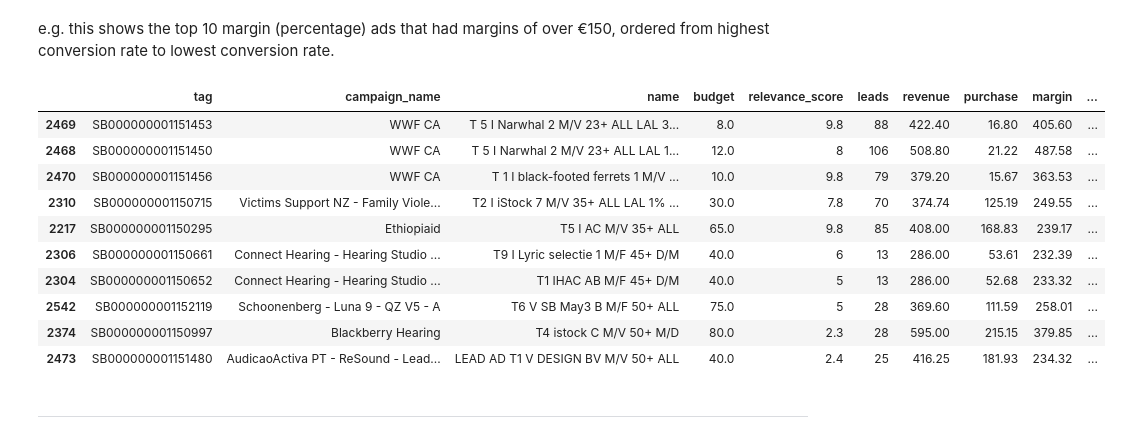
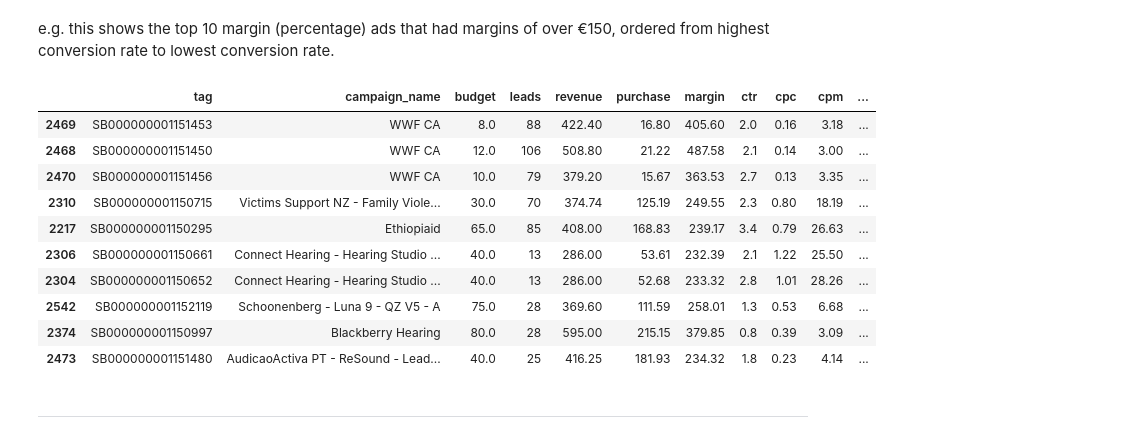
Before and after one commit to dirtyjackeen/GIT, a Jupyter notebook: 23_wt.ipynb, the cells around one changed output. Cells and saved outputs as stored; diff of their text form; code cells hidden in the pictures.

```diff
--- a/23_wt.ipynb
+++ b/23_wt.ipynb
@@ -464,19 +556,20 @@ df_newads.loc[df_newads['marginP']>=50].nlargest(10,'margin')
 
 e.g. this shows the top 10 margin (percentage) ads that had margins of over €150, ordered from highest conversion rate to lowest conversion rate.
 # %%
-df_newads.loc[df_newads['margin']>=150].nlargest(10,'marginP').sort_values(by='cr', ascending=False)
+df_newads.loc[df_newads['margin']>=150].nlargest(10,'marginP').sort_values(by='cr', ascending=False).drop(columns=["name","relevance_score","insert_time",
+                                                                            "revenue_type","frequency"])
 # %% [output]
-|  | tag | campaign_name | name | budget | relevance_score | leads | revenue | purchase | margin | ... |
-| 2469 | SB000000001151453 | WWF CA | T 5 I Narwhal 2 M/V 23+ ALL LAL 3... | 8.0 | 9.8 | 88 | 422.40 | 16.80 | 405.60 | ... |
-| 2468 | SB000000001151450 | WWF CA | T 5 I Narwhal 2 M/V 23+ ALL LAL 1... | 12.0 | 8 | 106 | 508.80 | 21.22 | 487.58 | ... |
-| 2470 | SB000000001151456 | WWF CA | T 1 I black-footed ferrets 1 M/V ... | 10.0 | 9.8 | 79 | 379.20 | 15.67 | 363.53 | ... |
-| 2310 | SB000000001150715 | Victims Support NZ - Family Viole... | T2 I iStock 7 M/V 35+ ALL LAL 1% ... | 30.0 | 7.8 | 70 | 374.74 | 125.19 | 249.55 | ... |
-| 2217 | SB000000001150295 | Ethiopiaid | T5 I AC M/V 35+ ALL | 65.0 | 9.8 | 85 | 408.00 | 168.83 | 239.17 | ... |
-| 2306 | SB000000001150661 | Connect Hearing - Hearing Studio ... | T9 I Lyric selectie 1 M/F 45+ D/M | 40.0 | 6 | 13 | 286.00 | 53.61 | 232.39 | ... |
-| 2304 | SB000000001150652 | Connect Hearing - Hearing Studio ... | T1 IHAC AB M/F 45+ D/M | 40.0 | 5 | 13 | 286.00 | 52.68 | 233.32 | ... |
-| 2542 | SB000000001152119 | Schoonenberg - Luna 9 - QZ V5 - A | T6 V SB May3 B M/F 50+ ALL | 75.0 | 5 | 28 | 369.60 | 111.59 | 258.01 | ... |
-| 2374 | SB000000001150997 | Blackberry Hearing | T4 istock C M/V 50+ M/D | 80.0 | 2.3 | 28 | 595.00 | 215.15 | 379.85 | ... |
-| 2473 | SB000000001151480 | AudicaoActiva PT - ReSound - Lead... | LEAD AD T1 V DESIGN BV M/V 50+ ALL | 40.0 | 2.4 | 25 | 416.25 | 181.93 | 234.32 | ... |
+|  | tag | campaign_name | budget | leads | revenue | purchase | margin | ctr | cpc | cpm | ... |
+| 2469 | SB000000001151453 | WWF CA | 8.0 | 88 | 422.40 | 16.80 | 405.60 | 2.0 | 0.16 | 3.18 | ... |
+| 2468 | SB000000001151450 | WWF CA | 12.0 | 106 | 508.80 | 21.22 | 487.58 | 2.1 | 0.14 | 3.00 | ... |
+| 2470 | SB000000001151456 | WWF CA | 10.0 | 79 | 379.20 | 15.67 | 363.53 | 2.7 | 0.13 | 3.35 | ... |
+| 2310 | SB000000001150715 | Victims Support NZ - Family Viole... | 30.0 | 70 | 374.74 | 125.19 | 249.55 | 2.3 | 0.80 | 18.19 | ... |
+| 2217 | SB000000001150295 | Ethiopiaid | 65.0 | 85 | 408.00 | 168.83 | 239.17 | 3.4 | 0.79 | 26.63 | ... |
+| 2306 | SB000000001150661 | Connect Hearing - Hearing Studio ... | 40.0 | 13 | 286.00 | 53.61 | 232.39 | 2.1 | 1.22 | 25.50 | ... |
+| 2304 | SB000000001150652 | Connect Hearing - Hearing Studio ... | 40.0 | 13 | 286.00 | 52.68 | 233.32 | 2.8 | 1.01 | 28.26 | ... |
+| 2542 | SB000000001152119 | Schoonenberg - Luna 9 - QZ V5 - A | 75.0 | 28 | 369.60 | 111.59 | 258.01 | 1.3 | 0.53 | 6.68 | ... |
+| 2374 | SB000000001150997 | Blackberry Hearing | 80.0 | 28 | 595.00 | 215.15 | 379.85 | 0.8 | 0.39 | 3.09 | ... |
+| 2473 | SB000000001151480 | AudicaoActiva PT - ReSound - Lead... | 40.0 | 25 | 416.25 | 181.93 | 234.32 | 1.8 | 0.23 | 4.14 | ... |
 # %% [markdown]
 ______________
 # %% [markdown]
```
Also changed, not shown: parts of 56 cells of this notebook.
